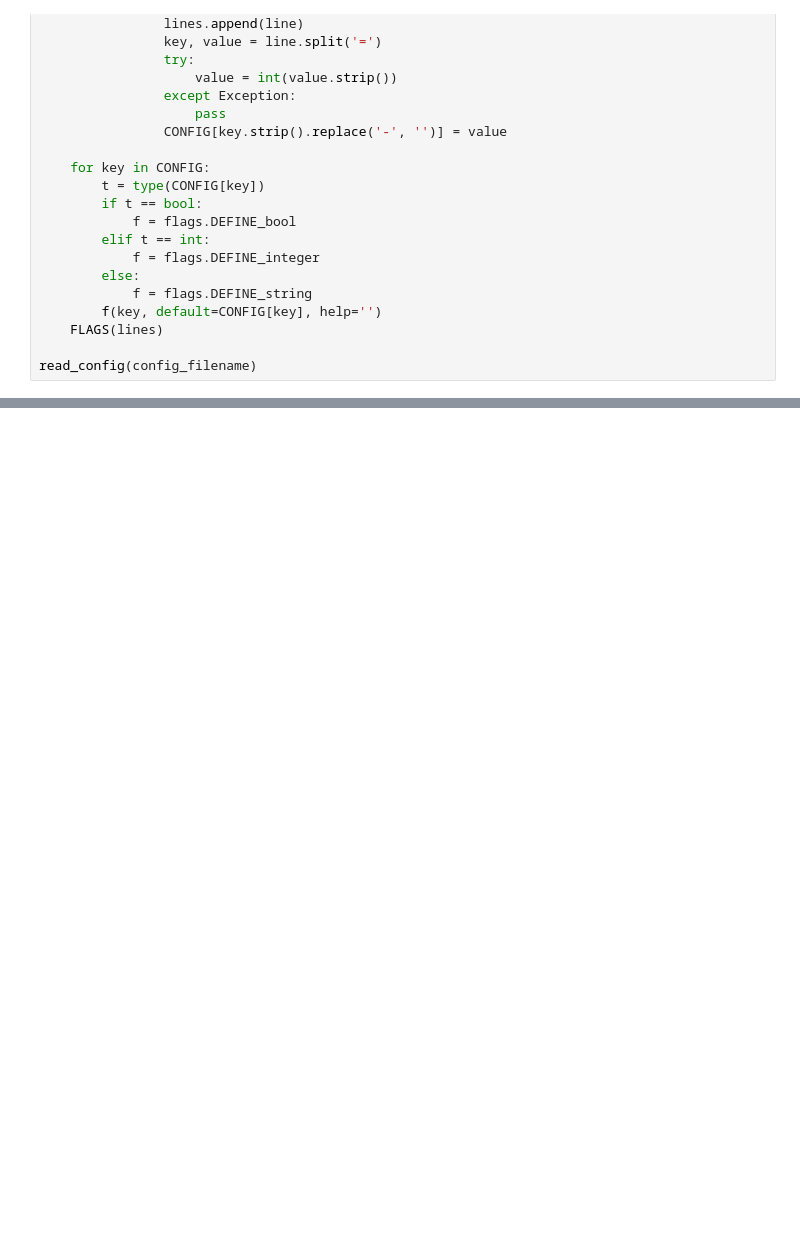
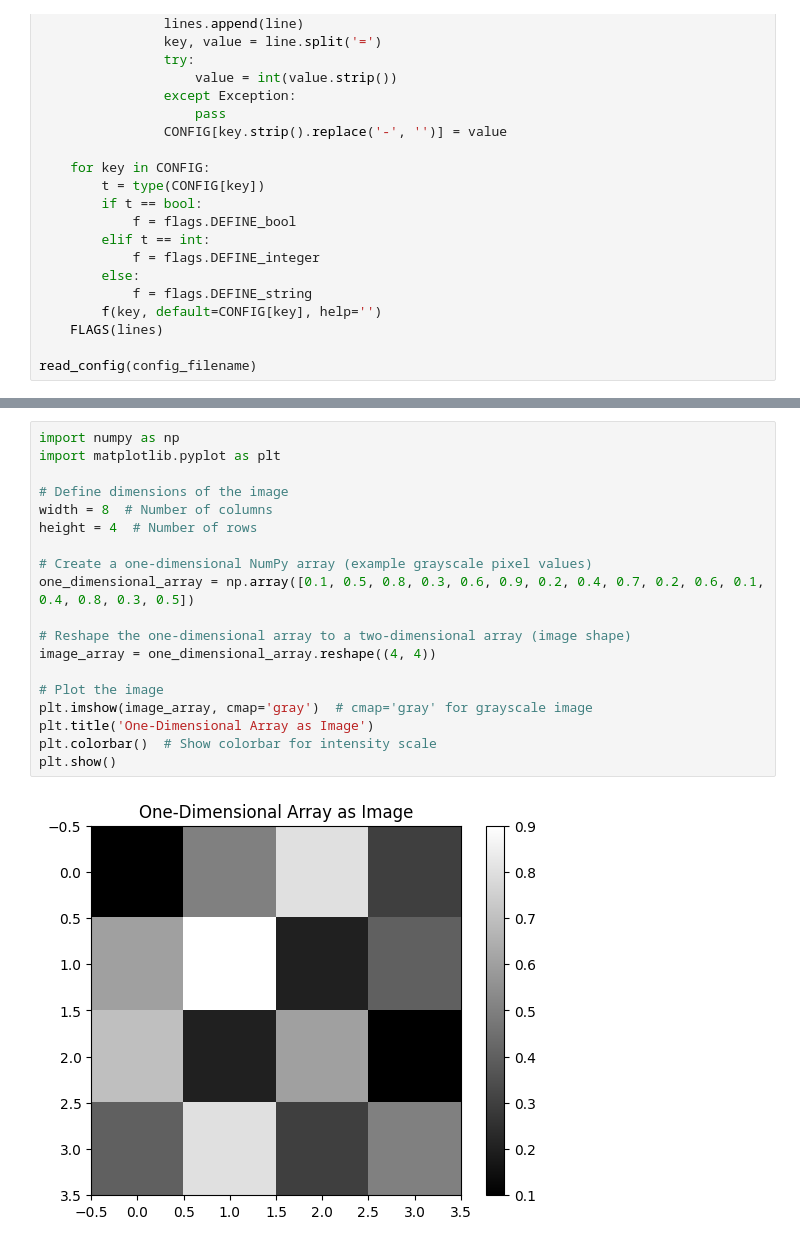
Before and after one commit to LuizAlencar17/LuizAlencar17-siamese-network-on-camera-trap, a Jupyter notebook: view_grad-cam.ipynb, the cells around one changed output, grey strips where cells are left out. Saved outputs shown, nothing was run; the diff lists cells and outputs as text; blank space fills up the shorter version.

```diff
--- a/view_grad-cam.ipynb
+++ b/view_grad-cam.ipynb
@@ -171,0 +225,21 @@ getting Grad-Cam from instances
+# %%
+import numpy as np
+import matplotlib.pyplot as plt
+
+# Define dimensions of the image
+width = 8  # Number of columns
+height = 4  # Number of rows
+
+# Create a one-dimensional NumPy array (example grayscale pixel values)
+one_dimensional_array = np.array([0.1, 0.5, 0.8, 0.3, 0.6, 0.9, 0.2, 0.4, 0.7, 0.2, 0.6, 0.1, 0.4, 0.8, 0.3, 0.5])
+
+# Reshape the one-dimensional array to a two-dimensional array (image shape)
+image_array = one_dimensional_array.reshape((4, 4))
+
+# Plot the image
+plt.imshow(image_array, cmap='gray')  # cmap='gray' for grayscale image
+plt.title('One-Dimensional Array as Image')
+plt.colorbar()  # Show colorbar for intensity scale
+plt.show()
+# %% [output]
+[figure, added]
```
Also changed, not shown: parts of 8 cells of this notebook, 17 other files.
